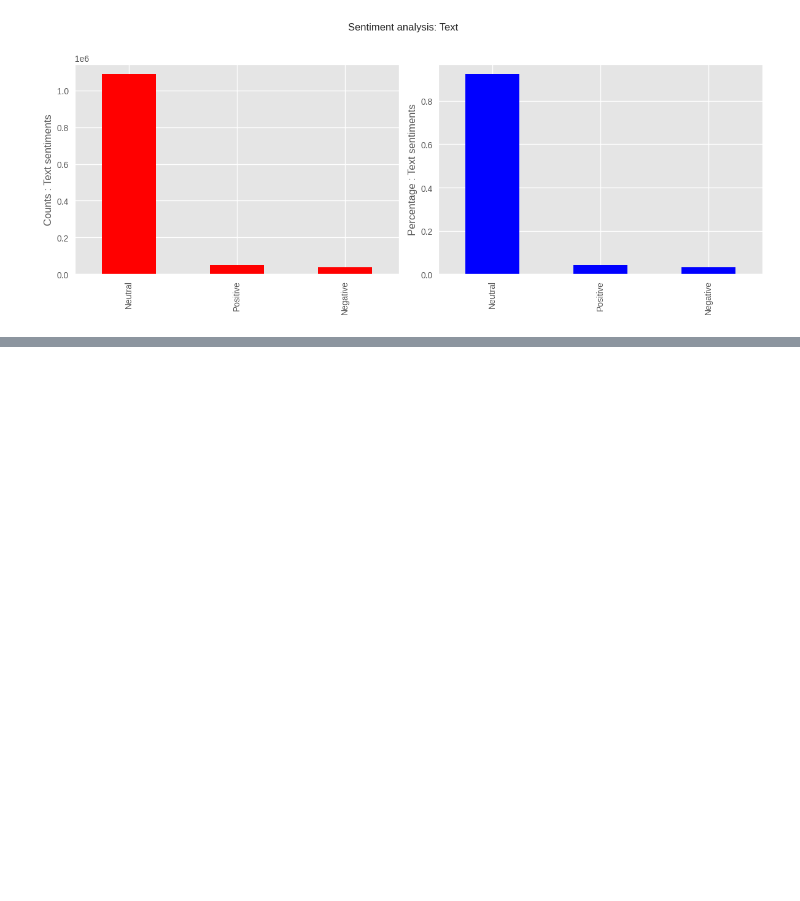
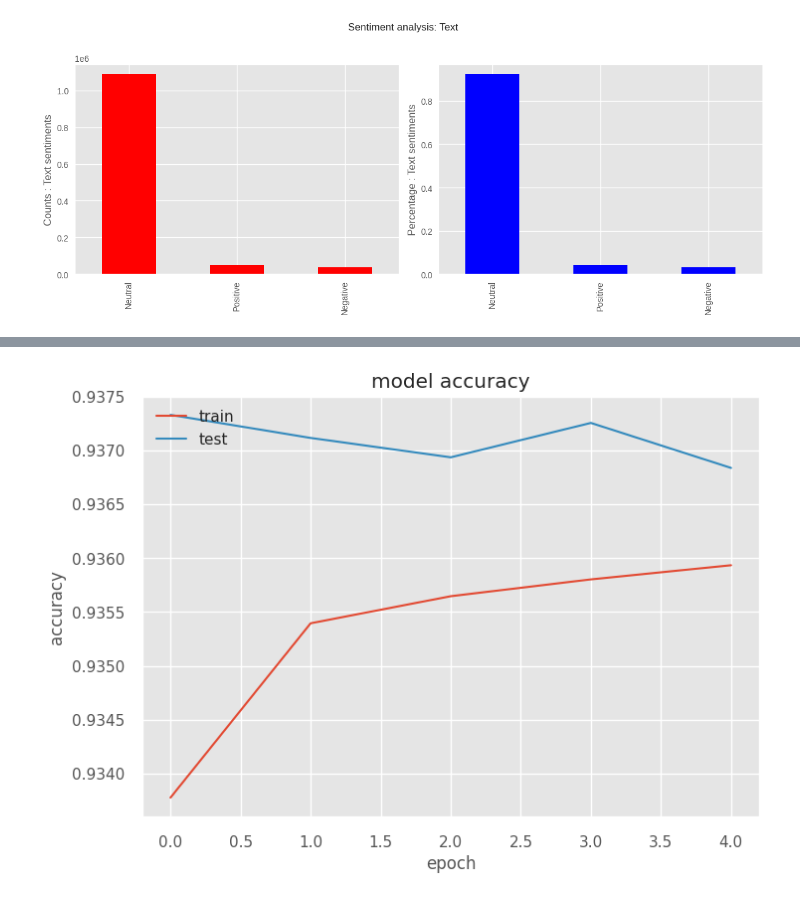
Before and after one commit to candanbayar/2022352_ID_Wordle_Twitter_Dataset_, a Jupyter notebook: Big_Data_Wordle_.ipynb, the cells around one changed output, grey strips where cells are left out. Saved outputs shown, nothing was run; the diff lists cells and outputs as text; code cells hidden in the pictures; blank space fills up the shorter version.

```diff
--- a/Big_Data_Wordle_.ipynb
+++ b/Big_Data_Wordle_.ipynb
@@ -362,0 +470,10 @@ plot_sentiment(tw, 'sentiment', 'Text')
+# %%
+#Conver the word to vec
+max_words = 50
+max_len = 20
+
+tokenizer = Tokenizer(num_words=max_words)
+tokenizer.fit_on_texts(data)
+sequences = tokenizer.texts_to_sequences(data)
+tweets = pad_sequences(sequences, maxlen=max_len)
+print(tweets)
@@ -362,0 +501,8 @@ plot_sentiment(tw, 'sentiment', 'Text')
+# %%
+#Splitting the data
+X_train, X_test, y_train, y_test = train_test_split(tweets,labels, random_state=0)
+print (f"Our data split form:\n")
+print(f"X_train: ",len(X_train))
+print(f"X_test: ",len(X_test))
+print(f"y_train: ",len(y_train))
+print(f"y_test: ", len(y_test))
@@ -362,0 +516,11 @@ plot_sentiment(tw, 'sentiment', 'Text')
+# %%
+model1 = Sequential()
+model1.add(layers.Embedding(max_words, 20))
+model1.add(layers.LSTM(15,dropout=0.5))
+model1.add(layers.Dense(3,activation='softmax'))
+
+
+model1.compile(optimizer='rmsprop',loss='categorical_crossentropy', metrics=['accuracy'])
+#Implementing model checkpoins to save the best metric and do not lose it on training.
+checkpoint1 = ModelCheckpoint("best_model1.hdf5", monitor='val_accuracy', verbose=1,save_best_only=True, mode='auto', period=1,save_weights_only=False)
+history1 = model1.fit(X_train, y_train, epochs=5,validation_data=(X_test, y_test),callbacks=[checkpoint1]);
@@ -362,0 +544,11 @@ plot_sentiment(tw, 'sentiment', 'Text')
+# %%
+# summarize history for accuracy
+plt.plot(history1.history['accuracy'])
+plt.plot(history1.history['val_accuracy'])
+plt.title('model accuracy')
+plt.ylabel('accuracy')
+plt.xlabel('epoch')
+plt.legend(['train', 'test'], loc='upper left')
+plt.show()
+# %% [output]
+[figure, added]
```
Also changed, not shown: parts of 33 cells of this notebook.
